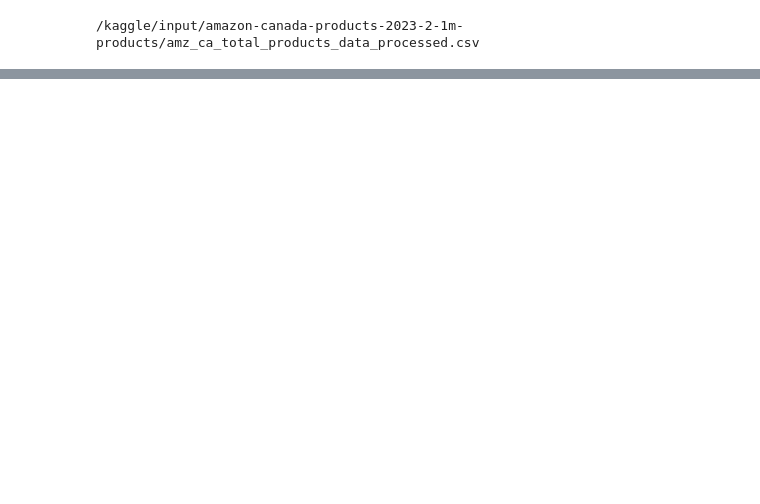
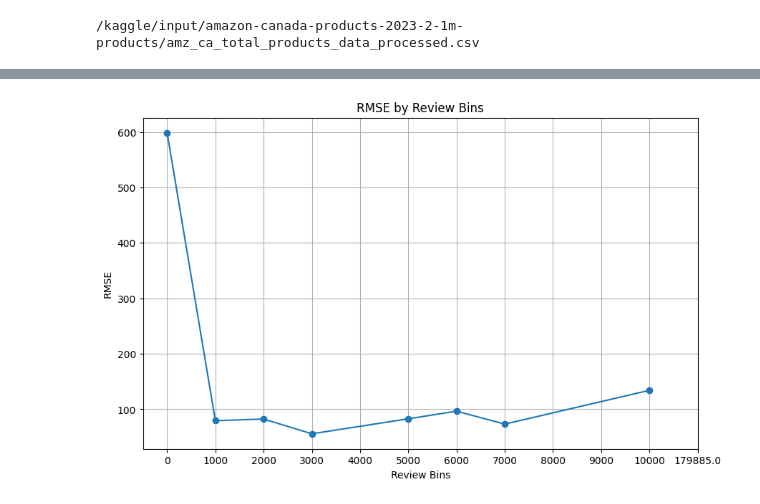
Before and after one commit to momova97/ALY6110, a Jupyter notebook: aly6110.ipynb, the cells around one changed output, grey strips where cells are left out. Drawn from its saved outputs; the diff is of its cells as text; code cells hidden in the pictures; blank space fills up the shorter version.

```diff
--- a/aly6110.ipynb
+++ b/aly6110.ipynb
@@ -24,0 +111,3 @@ hello world
+# %%
+# Remove rows where 'price' is null or NaN
+df_cleaned = df_cleaned.filter(~(isnan(col("price")) | col("price").isNull()))
@@ -24,0 +116,15 @@ hello world
+# %%
+from pyspark.sql.functions import col
+
+# Convert isBestSeller to numerical value
+df_cleaned = df_cleaned.withColumn("isBestSeller", col("isBestSeller").cast("integer"))
+# Ensure that 'stars' and 'price' are of a numerical type
+df_cleaned = df_cleaned.withColumn("stars", col("stars").cast("float"))
+df_cleaned = df_cleaned.withColumn("price", col("price").cast("float"))
+df_cleaned = df_cleaned.withColumn("reviews", col("reviews").cast("float"))
+
+# Calculate correlations
+print("Correlation between stars and price:", df_cleaned.stat.corr("stars", "price"))
+print("Correlation between reviews and price:", df_cleaned.stat.corr("reviews", "price"))
+print("Correlation between stars and isBestSeller:", df_cleaned.stat.corr("stars", "isBestSeller"))
+print("Correlation between reviews and isBestSeller:", df_cleaned.stat.corr("reviews", "isBestSeller"))
@@ -24,0 +192,46 @@ hello world
+# %%
+from pyspark.sql.functions import col, sqrt, avg
+from pyspark.ml.evaluation import RegressionEvaluator
+from pyspark.ml.feature import Bucketizer
+
+# Define the evaluator
+evaluator = RegressionEvaluator(labelCol="price", predictionCol="prediction", metricName="rmse")
+
+# Sample 0.1% of the data randomly without replacement
+sampled_predictions = predictions.sample(False, 0.001)
+
+# Find the maximum value in the 'reviews' column
+max_reviews = sampled_predictions.agg({"reviews": "max"}).collect()[0][0]
+
+# Define the bins, making sure the last bin covers the maximum value
+bins = [0, 1000, 2000, 3000, 4000, 5000, 6000,7000,8000,9000,10000, max_reviews]
+
+# Create the bucketizer
+bucketizer = Bucketizer(splits=bins, inputCol="reviews", outputCol="review_bins")
+
+# Apply the bucketizer to create the bins
+predictions_binned = bucketizer.transform(sampled_predictions)
+
+
+# Group by the review_bins and calculate RMSE for each bin
+rmse_by_bin = (
+    predictions_binned
+    .groupBy("review_bins")
+    .agg(
+        sqrt(avg((col("price") - col("prediction"))**2)).alias("rmse")
+    )
+    .orderBy("review_bins")
+)
+
+# Collect the data and plot
+rmse_by_bin_data = rmse_by_bin.toPandas()
+
+plt.figure(figsize=(10, 6))
+plt.plot(rmse_by_bin_data['review_bins'], rmse_by_bin_data['rmse'], marker='o')
+plt.xlabel('Review Bins')
+plt.ylabel('RMSE')
+plt.title('RMSE by Review Bins')
+plt.xticks(ticks=range(len(bins)), labels=bins)
+plt.grid(True)
+plt.show()
+# %% [output]
@@ -24,0 +246 @@ hello world
+[figure, added]
```
Also changed, not shown: parts of 15 cells of this notebook.
